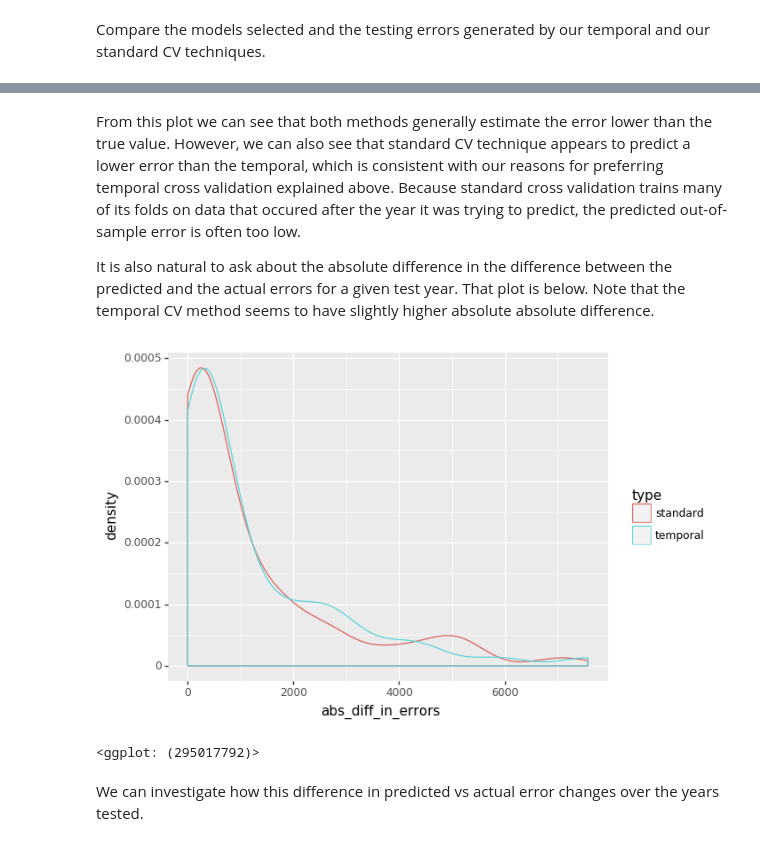
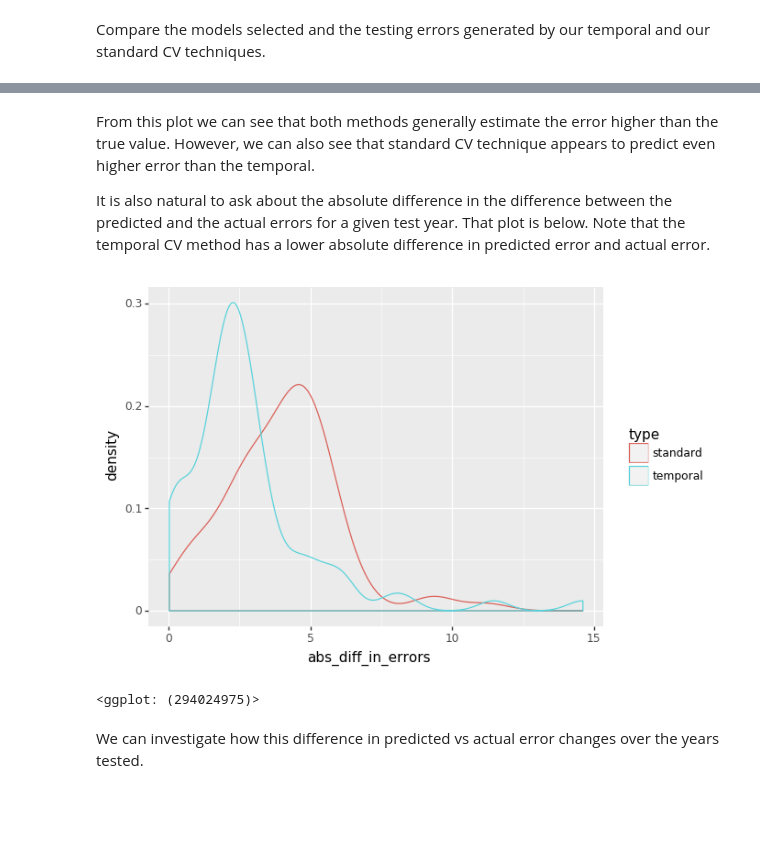
Before and after one commit to dssg/hitchhikers-guide, a Jupyter notebook: curriculum/3_modeling_and_machine_learning/machine-learning/predicting_GDP.ipynb, the cells around one changed output, grey strips where cells are left out. Saved outputs shown, nothing was run; the diff lists cells and outputs as text; code cells hidden in the pictures; blank space fills up the shorter version.

```diff
--- a/curriculum/3_modeling_and_machine_learning/machine-learning/predicting_GDP.ipynb
+++ b/curriculum/3_modeling_and_machine_learning/machine-learning/predicting_GDP.ipynb
@@ -488,24 +507,25 @@ temporal_cv_best_models.head(n=14)
-# %%
-test_errors = []
-for index, row in temporal_cv_best_models.iterrows():
-    cv_end_yr = row["cv_end"]
-    model = row["model"]
-
-    if cv_end_yr + 1 != test_end_year:
-        test_error = temporal_results_df[(temporal_results_df.validation_year == cv_end_yr)
-                                       & (temporal_results_df.model == model)].iloc[0]["validation_error"]
-    else:
-        results = temporal_etl_fit_evaluate(GDP_df, cv_end_yr, model)
-        test_error = results[5]
-
-    test_errors.append(test_error)
-
-temporal_cv_best_models["test_error"] = test_errors
-
-#Reordering columns and adding type
-temporal_cv_best_models["type"] = "temporal"
-temporal_cv_best_models.rename(columns={"cv_end":"test_year"}, inplace=True)
-temporal_cv_best_models["test_year"] = temporal_cv_best_models["test_year"] + 1 # To go from cv end to test year
+# %%
+temporal_cv_best_models.rename(columns={"cv_end":"test_year"}, inplace=True)
+temporal_cv_best_models["test_year"] = temporal_cv_best_models["test_year"] + 1 # To go from cv end to test year
+
+test_errors = []
+for index, row in temporal_cv_best_models.iterrows():
+    test_yr = row["test_year"]
+    model = row["model"]
+
+    if test_yr != test_end_year:
+        test_error = temporal_results_df[(temporal_results_df.validation_year == test_yr)
+                                       & (temporal_results_df.model == model)].iloc[0]["validation_error"]
+    else:
+        results = temporal_etl_fit_evaluate(GDP_df, test_yr, model)
+        test_error = results[5]
+
+    test_errors.append(test_error)
+
+temporal_cv_best_models["test_error"] = test_errors
+
+#Reordering columns and adding type
+temporal_cv_best_models["type"] = "temporal"
 # %%
 temporal_cv_best_models.head(n=15)
 # %% [output]
@@ -587,12 +604,12 @@ to_plot = temp_vs_std[temp_vs_std.abs_diff_in_errors < 8000]
 # %% [markdown]
-From this plot we can see that both methods generally estimate the error lower than the true value. However, we can also see that standard CV technique appears to predict a lower error than the temporal, which is consistent with our reasons for preferring temporal cross validation explained above. Because standard cross validation trains many of its folds on data that occured after the year it was trying to predict, the predicted out-of-sample error is often too low.
+From this plot we can see that both methods generally estimate the error higher than the true value. However, we can also see that standard CV technique appears to predict even higher error than the temporal.
 
-It is also natural to ask about the absolute difference in the difference between the predicted and the actual errors for a given test year. That plot is below. Note that the temporal CV method seems to have slightly higher absolute absolute difference.
+It is also natural to ask about the absolute difference in the difference between the predicted and the actual errors for a given test year. That plot is below. Note that the temporal CV method has a lower absolute difference in predicted error and actual error.
 # %%
-ggplot(to_plot, aes(x="abs_diff_in_errors", colour='type')) + geom_density()
+ggplot(temp_vs_std, aes(x="abs_diff_in_errors", colour='type')) + geom_density()
 # %% [output]
-[figure, old version]
+[figure, new version]
-<ggplot: (295017792)>
+<ggplot: (294024975)>
 # %% [markdown]
 We can investigate how this difference in predicted vs actual error changes over the years tested.
 # %%
```
Also changed, not shown: parts of 38 cells of this notebook.
